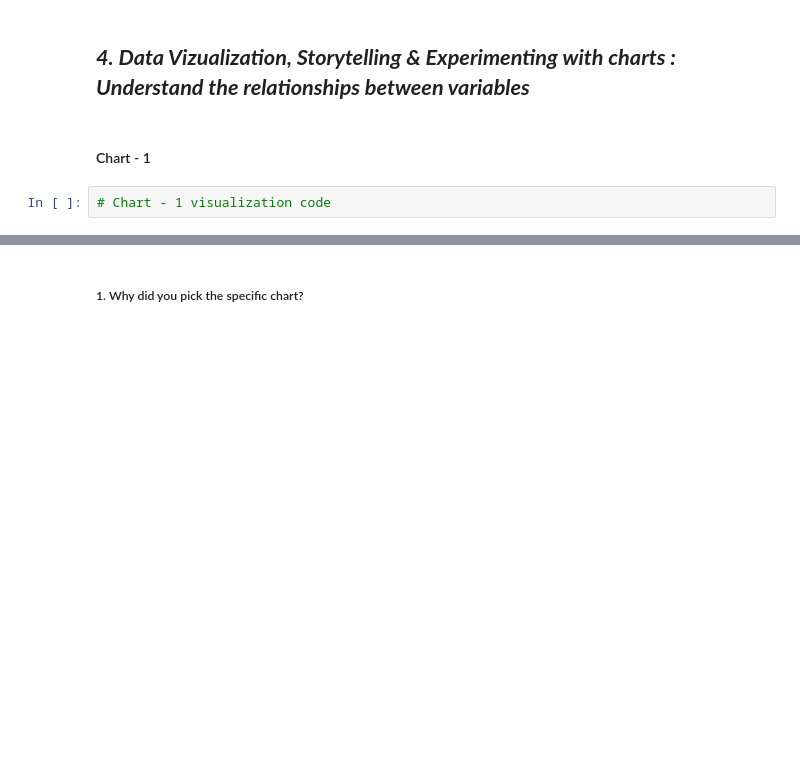
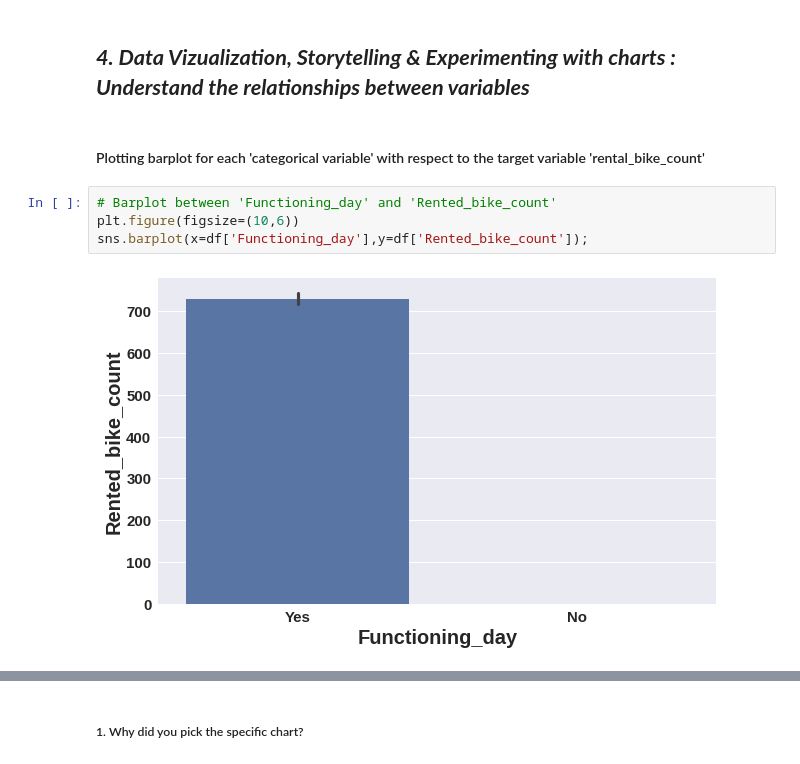
Before and after one commit to 7-sumit/Bike-Sharing-Demand-Prediction, a Jupyter notebook: Bike_Sharing_Demand_Prediction.ipynb, the cells around one changed output, grey strips where cells are left out. Saved outputs shown, nothing was run; the diff lists cells and outputs as text; blank space fills up the shorter version.

```diff
--- a/Bike_Sharing_Demand_Prediction.ipynb
+++ b/Bike_Sharing_Demand_Prediction.ipynb
@@ -345,7 +360,11 @@ Name: Is_weekend, dtype: int64
 Answer Here.
 # %% [markdown]
 ## ***4. Data Vizualization, Storytelling & Experimenting with charts : Understand the relationships between variables***
-# %% [markdown]
-#### Chart - 1
-# %%
-# Chart - 1 visualization code
+# %% [markdown]
+#### Plotting barplot for each 'categorical variable' with respect to the target variable 'rental_bike_count'
+# %%
+# Barplot between 'Functioning_day' and 'Rented_bike_count'
+plt.figure(figsize=(10,6))
+sns.barplot(x=df['Functioning_day'],y=df['Rented_bike_count']);
+# %% [output]
+[figure, added]
```
Also changed, not shown: parts of 21 cells of this notebook.
